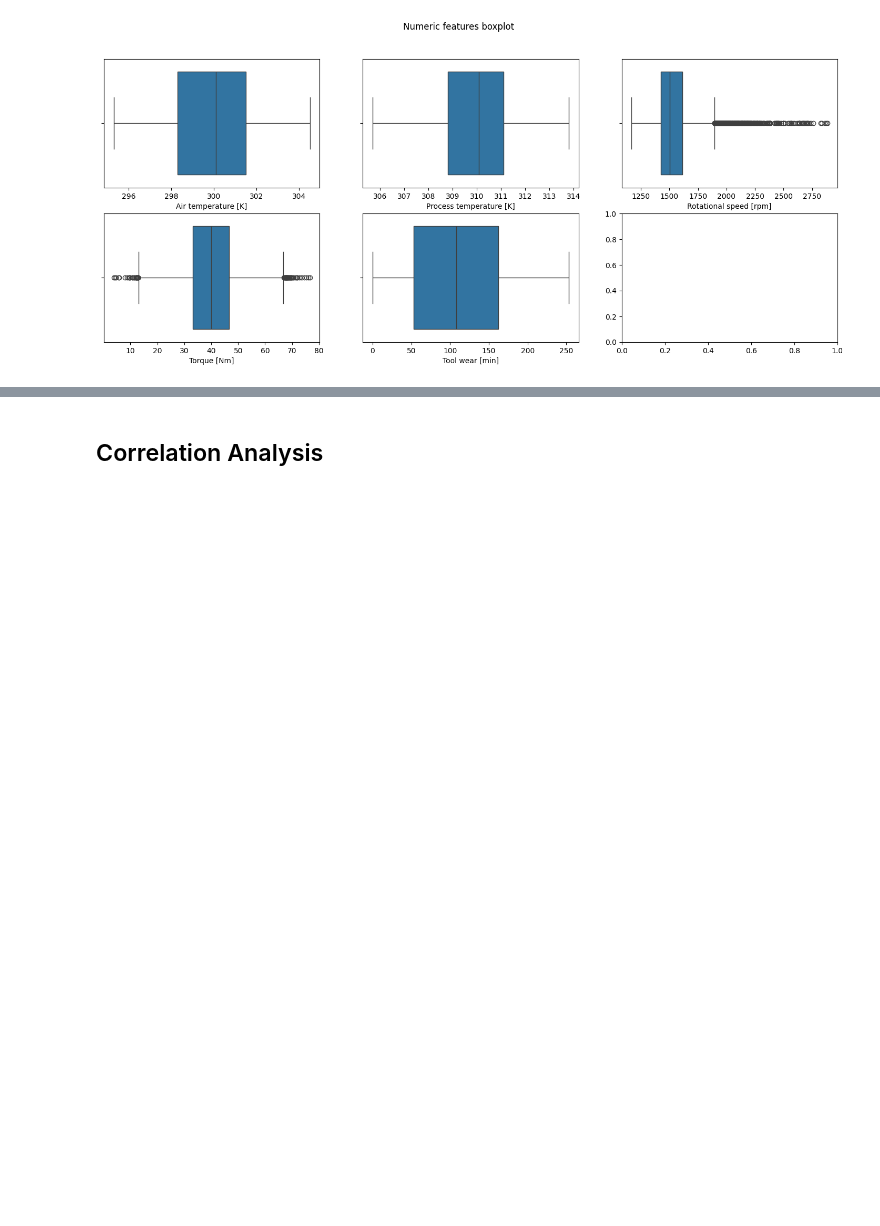
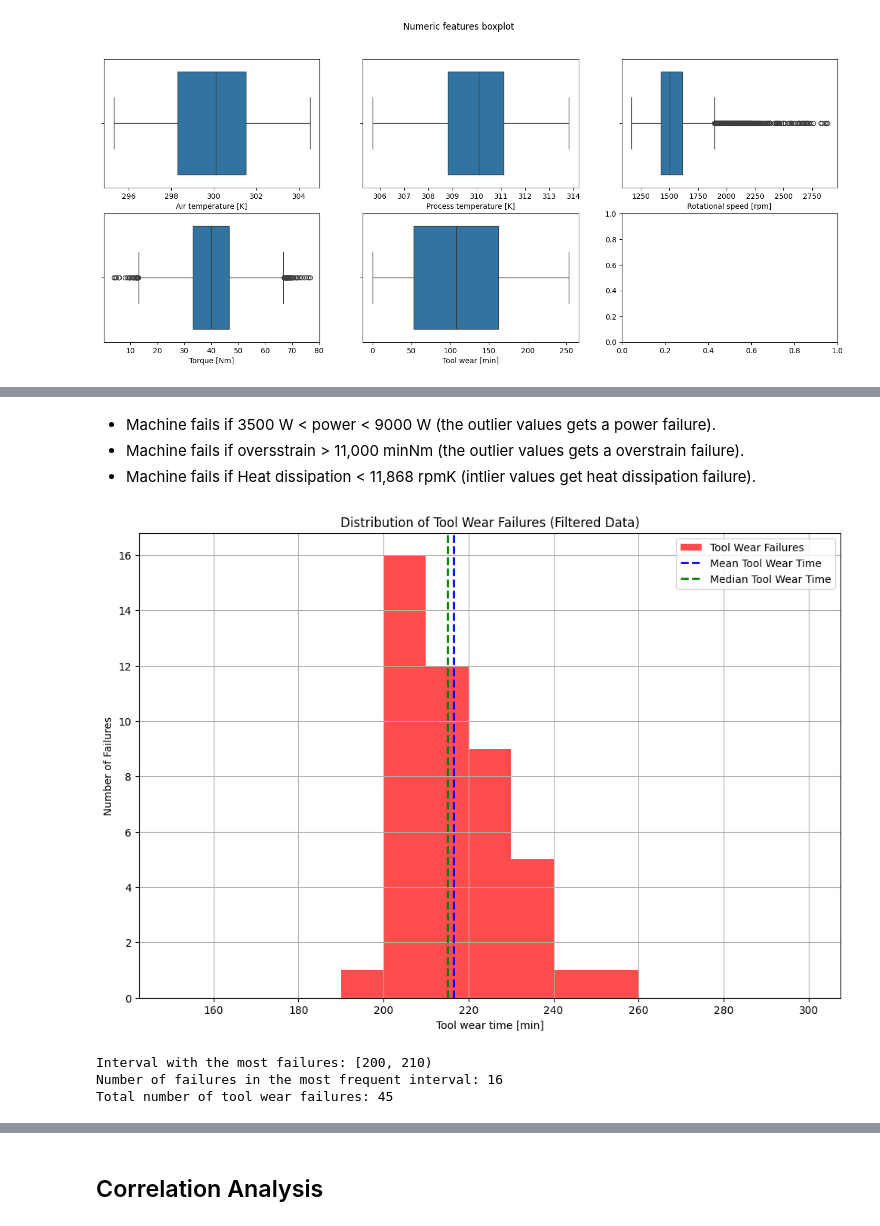
Before and after one commit to waldmjn/Predictive-Maintenance, a Jupyter notebook: DataAnalysis.ipynb, the cells around one changed output, grey strips where cells are left out. Saved outputs shown, nothing was run; the diff lists cells and outputs as text; code cells hidden in the pictures; blank space fills up the shorter version.

```diff
--- a/DataAnalysis.ipynb
+++ b/DataAnalysis.ipynb
@@ -225,0 +265,34 @@ The boxplots highlight possible outliers in the features mentioned above. Howeve
+# %% [markdown]
+- Machine fails if 3500 W < power < 9000 W (the outlier values gets a power failure).
+- Machine fails if oversstrain > 11,000 minNm (the outlier values gets a overstrain failure).
+- Machine fails if Heat dissipation < 11,868 rpmK (intlier values get heat dissipation failure).
+# %%
+filtered_df = df[(df['Tool wear [min]'] >= 150) & (df['Tool wear [min]'] <= 300)]
+
+failure_count = filtered_df[filtered_df['Failure Type'] == 'Tool Wear Failure'].groupby(
+    pd.cut(filtered_df['Tool wear [min]'], bins=np.arange(150, 310, 10), right=False), observed=True).size()
+
+most_failures_interval = failure_count.idxmax()
+most_failures_count = failure_count.max()
+total_failures_count = filtered_df[filtered_df['Failure Type'] == 'Tool Wear Failure'].shape[0]
+
+
+plt.figure(figsize=(12, 8))
+plt.hist(filtered_df[filtered_df['Failure Type'] == 'Tool Wear Failure']['Tool wear [min]'], bins=np.arange(150, 310, 10), color='red', alpha=0.7, label='Tool Wear Failures')
+plt.axvline(filtered_df[filtered_df['Failure Type'] == 'Tool Wear Failure']['Tool wear [min]'].mean(), color='blue', linestyle='dashed', linewidth=2, label='Mean Tool Wear Time')
+plt.axvline(filtered_df[filtered_df['Failure Type'] == 'Tool Wear Failure']['Tool wear [min]'].median(), color='green', linestyle='dashed', linewidth=2, label='Median Tool Wear Time')
+plt.xlabel('Tool wear time [min]')
+plt.ylabel('Number of Failures')
+plt.title('Distribution of Tool Wear Failures (Filtered Data)')
+plt.legend()
+plt.grid(True)
+plt.show()
+
+print("Interval with the most failures:", most_failures_interval)
+print("Number of failures in the most frequent interval:", most_failures_count)
+print("Total number of tool wear failures:", total_failures_count)
+# %% [output]
+[figure, added]
+Interval with the most failures: [200, 210)
+Number of failures in the most frequent interval: 16
+Total number of tool wear failures: 45
```
Also changed, not shown: parts of 11 cells of this notebook.
